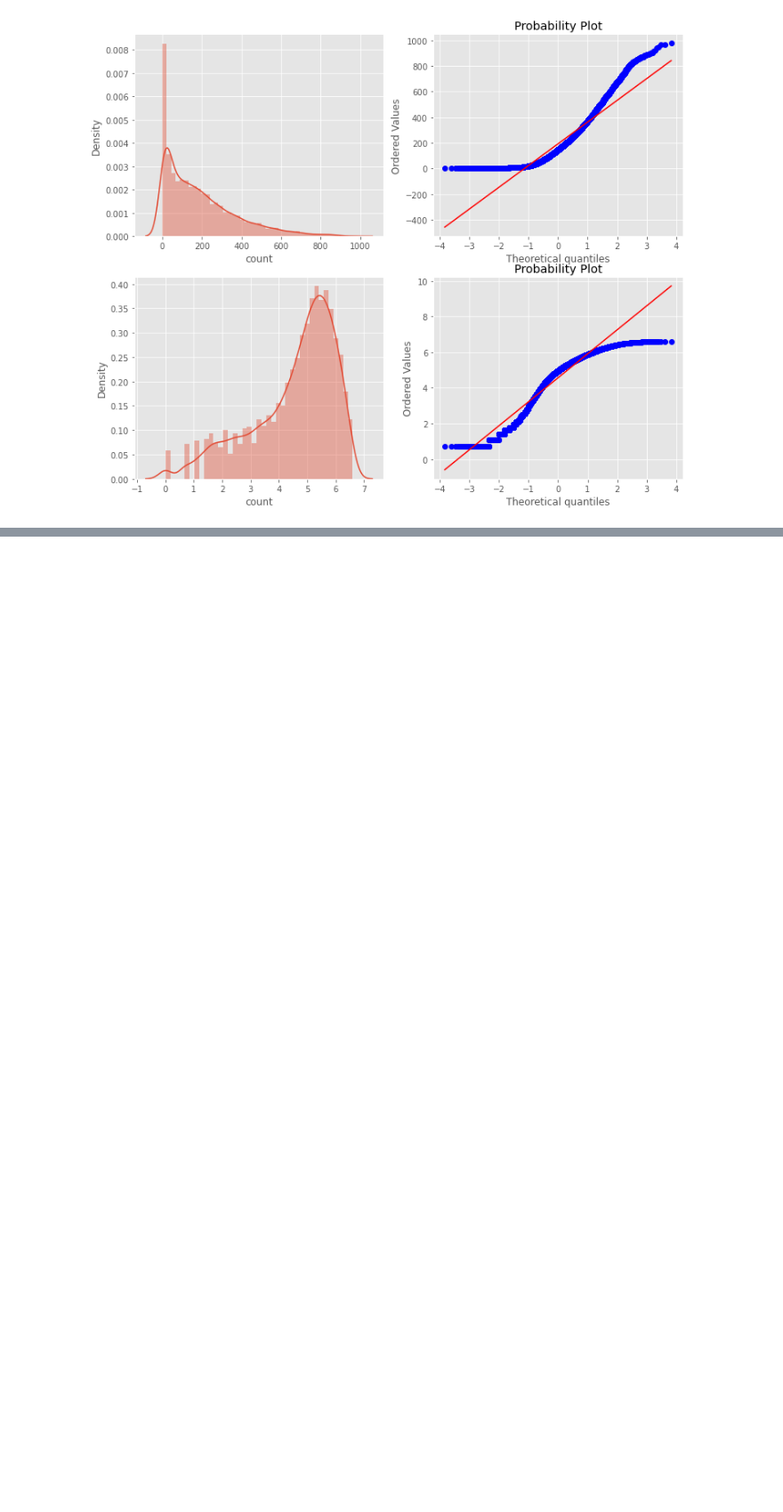
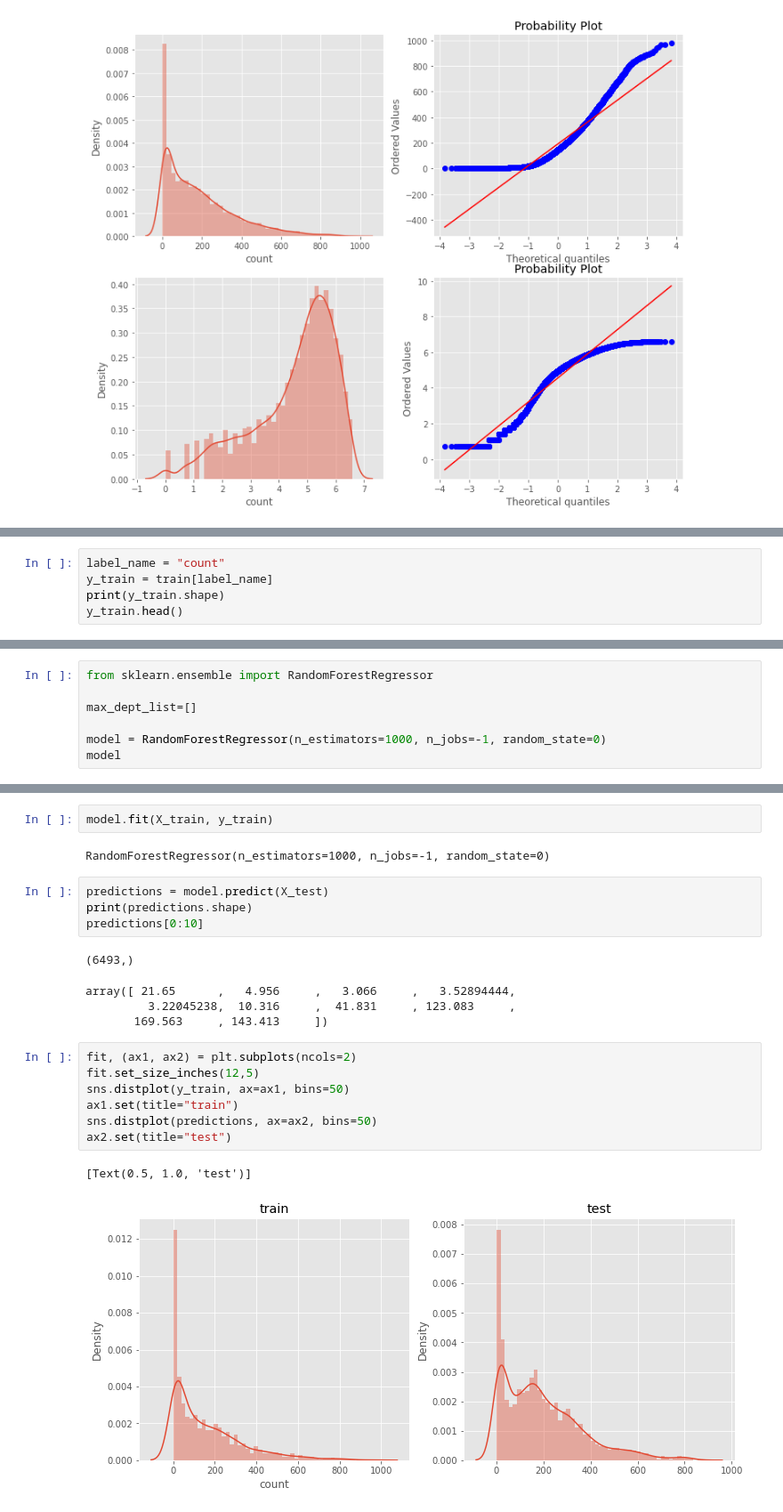
Before and after one commit to ojjy/datascience, a Jupyter notebook: bike/bike.ipynb, the cells around one changed output, grey strips where cells are left out. Shown at 89% size. Saved outputs shown, nothing was run; the diff lists cells and outputs as text; blank space fills up the shorter version.

```diff
--- a/bike/bike.ipynb
+++ b/bike/bike.ipynb
@@ -260,0 +432,5 @@ stats.probplot(np.log1p(trainWithoutOutliers["count"]), dist="norm", fit=True, p
+# %%
+label_name = "count"
+y_train = train[label_name]
+print(y_train.shape)
+y_train.head()
@@ -260,0 +478,7 @@ stats.probplot(np.log1p(trainWithoutOutliers["count"]), dist="norm", fit=True, p
+# %%
+from sklearn.ensemble import RandomForestRegressor
+
+max_dept_list=[]
+
+model = RandomForestRegressor(n_estimators=1000, n_jobs=-1, random_state=0)
+model
@@ -260,0 +495,23 @@ stats.probplot(np.log1p(trainWithoutOutliers["count"]), dist="norm", fit=True, p
+# %%
+model.fit(X_train, y_train)
+# %% [output]
+RandomForestRegressor(n_estimators=1000, n_jobs=-1, random_state=0)
+# %%
+predictions = model.predict(X_test)
+print(predictions.shape)
+predictions[0:10]
+# %% [output]
+(6493,)
+array([ 21.65      ,   4.956     ,   3.066     ,   3.52894444,
+         3.22045238,  10.316     ,  41.831     , 123.083     ,
+       169.563     , 143.413     ])
+# %%
+fit, (ax1, ax2) = plt.subplots(ncols=2)
+fit.set_size_inches(12,5)
+sns.distplot(y_train, ax=ax1, bins=50)
+ax1.set(title="train")
+sns.distplot(predictions, ax=ax2, bins=50)
+ax2.set(title="test")
+# %% [output]
+[Text(0.5, 1.0, 'test')]
+[figure, added]
```
Also changed, not shown: parts of 24 cells of this notebook, 1 other file.
